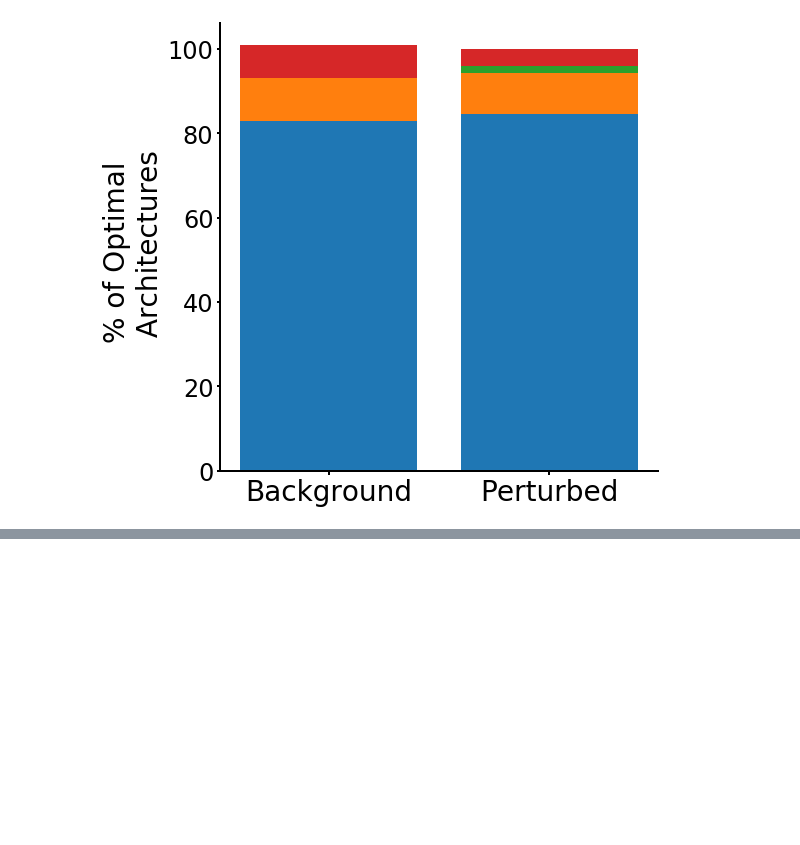
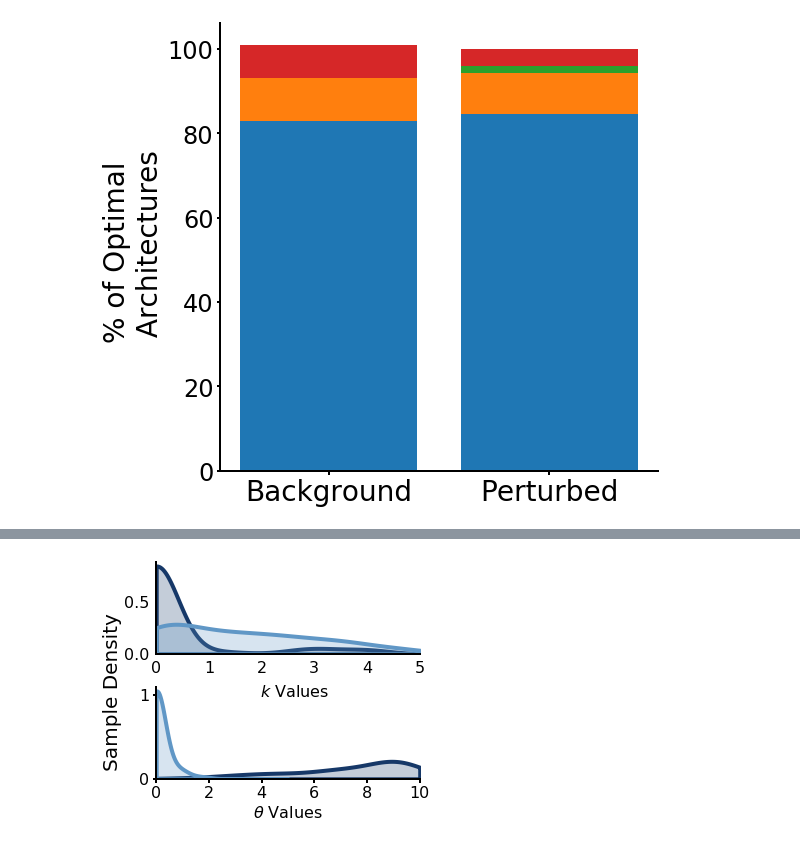
Before and after one commit to cjmerzbacher/bayesopt-dynamic-pathways, a Jupyter notebook: visualization/glucaric_acid_viz.ipynb, the cells around one changed output, grey strips where cells are left out. Drawn from its saved outputs; the diff is of its cells as text; code cells hidden in the pictures; blank space fills up the shorter version.

```diff
--- a/visualization/glucaric_acid_viz.ipynb
+++ b/visualization/glucaric_acid_viz.ipynb
@@ -189,0 +234,41 @@ if save_figs: fig.savefig('../figs/glucaric_acid_optimal_arch_stacked_bar.png',
+# %%
+###FIGURE: Parameter distributions
+fig, axs = plt.subplots(2,1,figsize=(3.5*1.3, 3*1.3))
+ax = axs[0]
+sns.kdeplot(background_singlearch.k2, clip=[0, 5], fill=True, color=color2, ax=ax, linewidth=4)
+sns.kdeplot(background_singlearch.k1, clip=[0, 5], fill=True, color=color1, ax=ax, linewidth=4)
+
+ax.set_xlim([0, 5])
+#ax.set_ylim([0, 0.55])
+
+for axis in ['top','right']:
+    ax.spines[axis].set_linewidth(0)
+for axis in ['bottom','left']:
+    ax.spines[axis].set_linewidth(2)
+ax.tick_params(axis='x', labelsize=16)
+ax.tick_params(axis='y', labelsize=16)
+ax.set_ylabel('')
+# ax.set_xlabel(r'$k$ Values', fontsize=16)
+fig.text(0.45, 0.50, r'$k$ Values', va='center', rotation='horizontal', fontsize=16)
+ax.set_xlabel('')
+ax.tick_params(width=0)
+ax = axs[1]
+ax.set_xlim([0, 10])
+sns.kdeplot(background_singlearch.theta2, clip=[0, 10], fill=True, color=color2, ax=ax, linewidth=4)
+sns.kdeplot(background_singlearch.theta1, clip=[0, 5], fill=True, color=color1, ax=ax, linewidth=4)
+
+#ax.set_ylim([0, 0.55])
+for axis in ['top','right']:
+    ax.spines[axis].set_linewidth(0)
+for axis in ['bottom','left']:
+    ax.spines[axis].set_linewidth(2)
+ax.tick_params(axis='x', labelsize=16)
+ax.tick_params(axis='y', labelsize=16)
+ax.tick_params(width=2)
+ax.set_xlabel(r'$\theta$ Values', fontsize=16)
+ax.set_ylabel('')
+fig.text(-0.03, 0.5, 'Sample Density', va='center', rotation='vertical', fontsize=20)
+fig.tight_layout()
+if save_figs: fig.savefig('../figs/glucaric_acid_parameter_distributions.png', dpi=300, bbox_inches='tight', pad_inches=0.)
+# %% [output]
+[figure, added]
```
Also changed, not shown: parts of 7 cells of this notebook, 28 other files.
